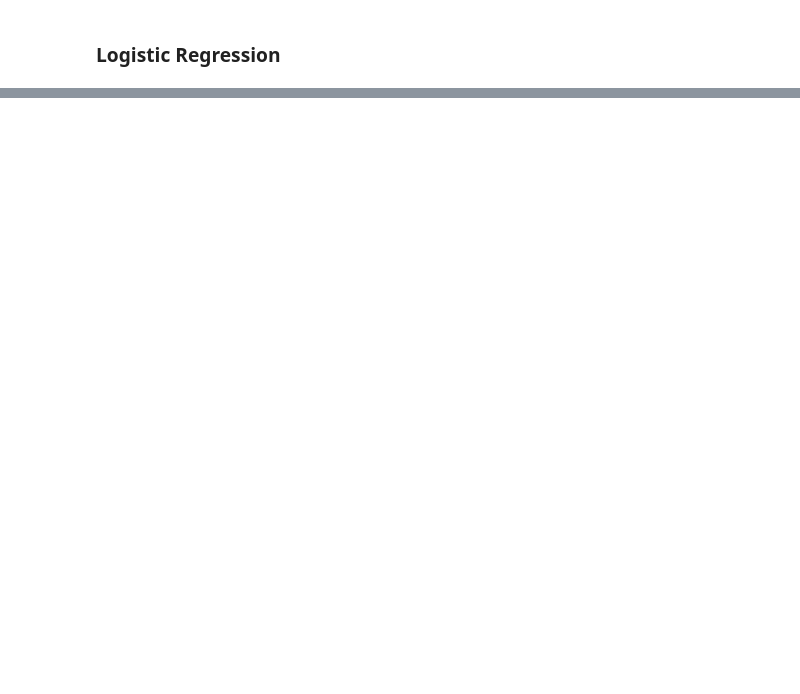
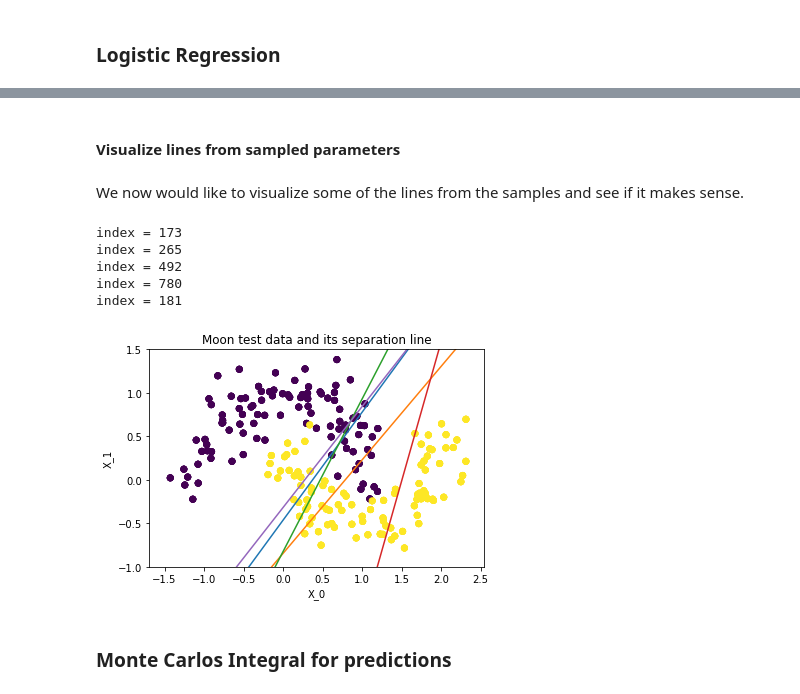
Before and after one commit to poupeaua/classification-logreg, a Jupyter notebook: classification-logreg.ipynb, the cells around one changed output, grey strips where cells are left out. Cells and saved outputs as stored; diff of their text form; code cells hidden in the pictures; blank space fills up the shorter version.

```diff
--- a/classification-logreg.ipynb
+++ b/classification-logreg.ipynb
@@ -101,0 +257,17 @@ plt.show()
+# %% [markdown]
+#### Visualize lines from sampled parameters
+# %% [markdown]
+We now would like to visualize some of the lines from the samples and see if it makes sense.
+# %%
+nb_lines_to_visualize = 5
+for _ in range(nb_lines_to_visualize):
+    index_sample = np.random.randint(1000)
+    print("index =", index_sample)
+    visualizeLine(omega=mh_samples[index_sample, :], legend=False, display_omega=False)
+# %% [output]
+index = 173
+index = 265
+index = 492
+index = 780
+index = 181
+[figure, added]
@@ -101,0 +285,2 @@ plt.show()
+# %% [markdown]
+### Monte Carlos Integral for predictions
```
Also changed, not shown: parts of 28 cells of this notebook, 6 other files.
